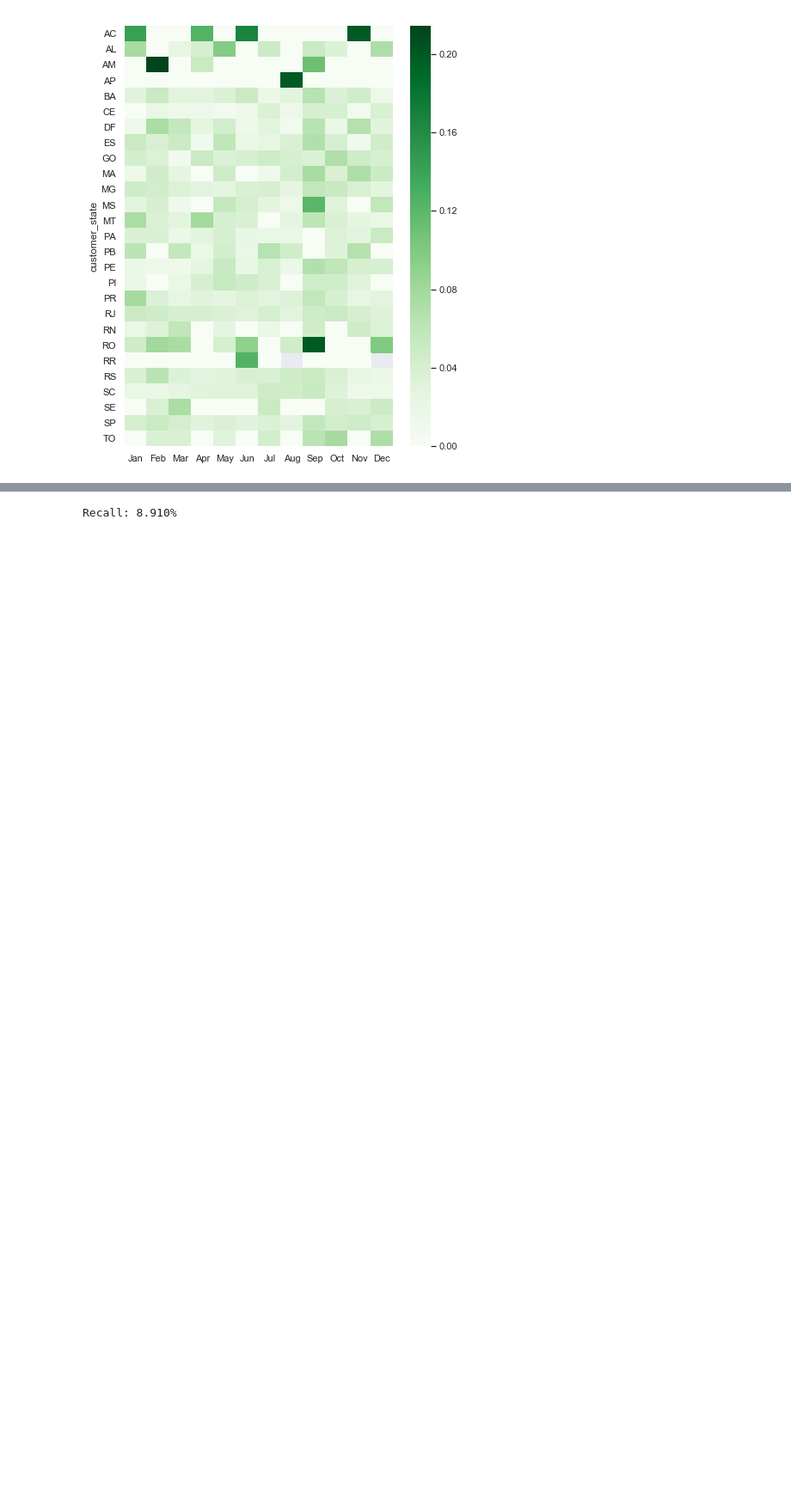
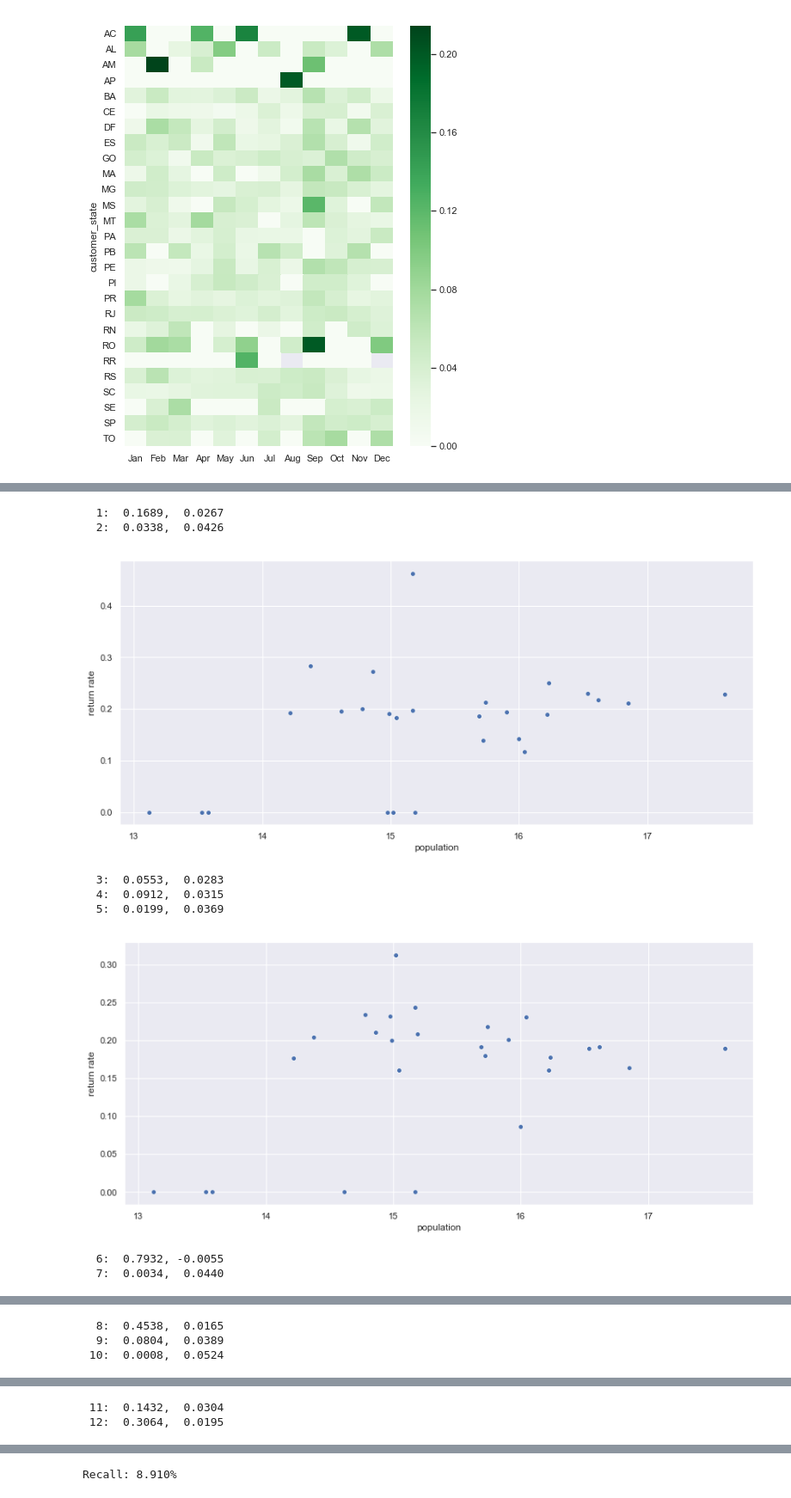
Before and after one commit to leeyenter/bt4211-project, a Jupyter notebook: Purchase Prediction - YT.ipynb, the cells around one changed output, grey strips where cells are left out. Shown at 86% size. Drawn from its saved outputs; the diff is of its cells as text; code cells hidden in the pictures; blank space fills up the shorter version.

Commit message:
Add OLS for return rate against population

```diff
--- a/Purchase Prediction - YT.ipynb
+++ b/Purchase Prediction - YT.ipynb
@@ -539,0 +549,22 @@ _ = plt.yticks(rotation=0)
+# %%
+pvals = []
+for i in range(1, 13):
+    t = tmp[tmp.month_purchase == str(i)]
+    model = sm.OLS(t.max_num_orders, sm.add_constant(t[['population']])).fit()
+    print("{: 3}: {: .4f}, {: .4f}".format(i, round(model.f_pvalue, 4), round(model.params['population'], 4)))
+    pvals.append(model.f_pvalue)
+#     display(model.summary())
+    if model.f_pvalue < 0.05:
+        sns.scatterplot(t.population, t.max_num_orders)
+        plt.ylabel('return rate')
+        plt.show()
+# %% [output]
+  1:  0.1689,  0.0267
+  2:  0.0338,  0.0426
+[figure, added]
+  3:  0.0553,  0.0283
+  4:  0.0912,  0.0315
+  5:  0.0199,  0.0369
+[figure, added]
+  6:  0.7932, -0.0055
+  7:  0.0034,  0.0440
@@ -539,0 +572,3 @@ _ = plt.yticks(rotation=0)
+  8:  0.4538,  0.0165
+  9:  0.0804,  0.0389
+ 10:  0.0008,  0.0524
@@ -539,0 +576,2 @@ _ = plt.yticks(rotation=0)
+ 11:  0.1432,  0.0304
+ 12:  0.3064,  0.0195
```
Also changed, not shown: parts of 5 cells of this notebook.
